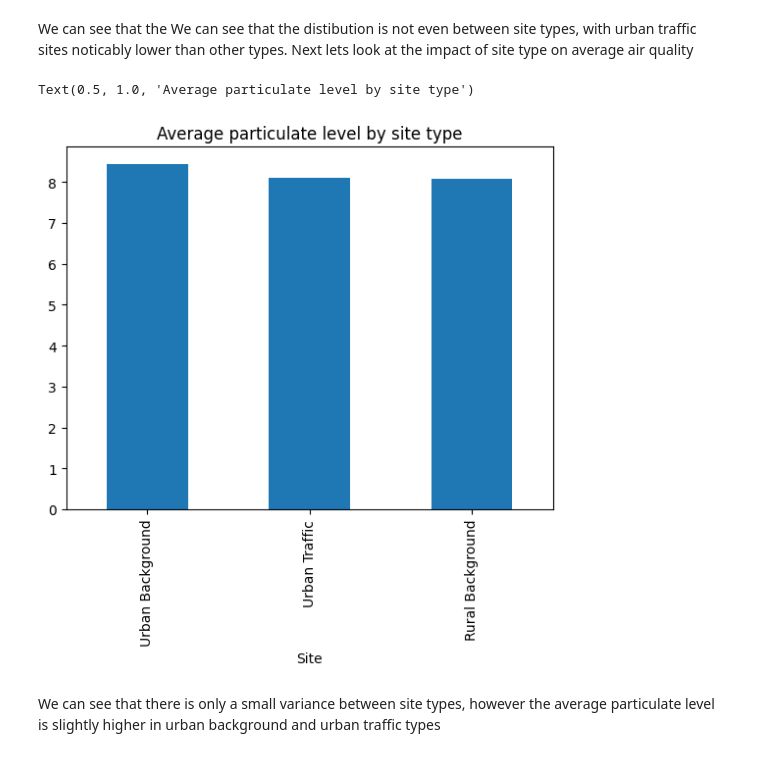
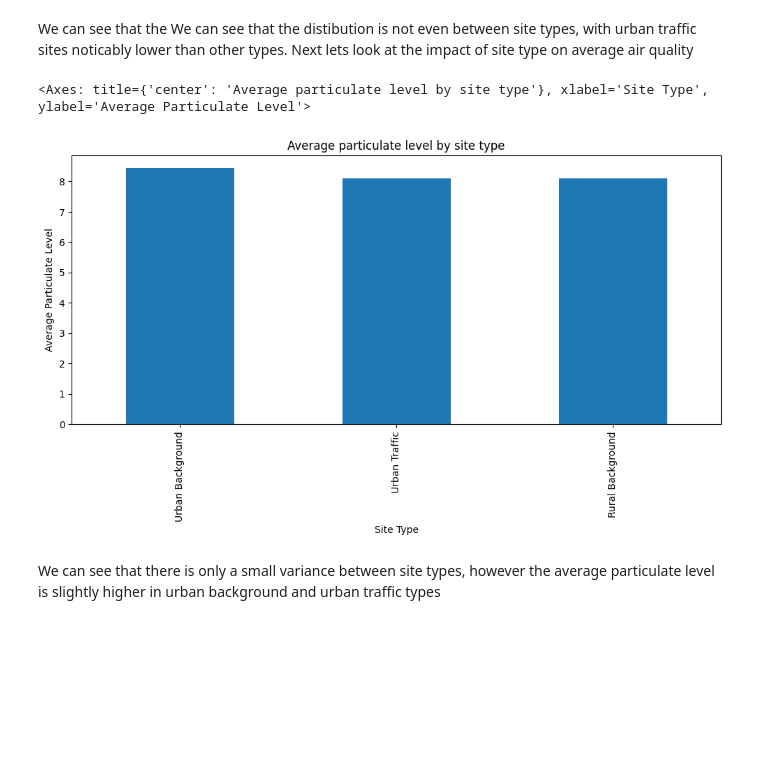
Before and after one commit to Pirate-Dan/MOD006902-Air-Quality, a Jupyter notebook: AirQuality_PreProcessing.ipynb, the cells around one changed output. Drawn from its saved outputs; the diff is of its cells as text; code cells hidden in the pictures; blank space fills up the shorter version.

```diff
--- a/AirQuality_PreProcessing.ipynb
+++ b/AirQuality_PreProcessing.ipynb
@@ -521,18 +518,15 @@ We can see that the We can see that the distibution is not even between site typ
 # %%
 site_AQ = df_tidy.select('SiteType','ParticulateReading')
 site = [x[0] for x in site_AQ.groupBy('SiteType').avg().collect()]
 avg = [x[1] for x in site_AQ.groupBy('SiteType').avg().collect()]
 #combine into dataframe
 site=pd.DataFrame({'Site':site, 'Average':avg})
 site.head()
 #plot as bar chart
-site.sort_values('Average',ascending=False).plot(kind='bar',x='Site',y='Average',legend=False)
-plt.xlabel='Site Type'
-plt.ylabel='Average Particulate Level'
-plt.title('Average particulate level by site type')
+site.sort_values('Average',ascending=False).plot(kind='bar',x='Site',y='Average',figsize=(12,5),legend=False,xlabel='Site Type',ylabel='Average Particulate Level',title='Average particulate level by site type')
 # %% [output]
-Text(0.5, 1.0, 'Average particulate level by site type')
+<Axes: title={'center': 'Average particulate level by site type'}, xlabel='Site Type', ylabel='Average Particulate Level'>
-[figure, old version]
+[figure, new version]
 # %% [markdown]
 We can see that there is only a small variance between site types, however the average particulate level is slightly higher in urban background and urban traffic types
 # %%
```
Also changed, not shown: parts of 7 cells of this notebook, 1 other file.
